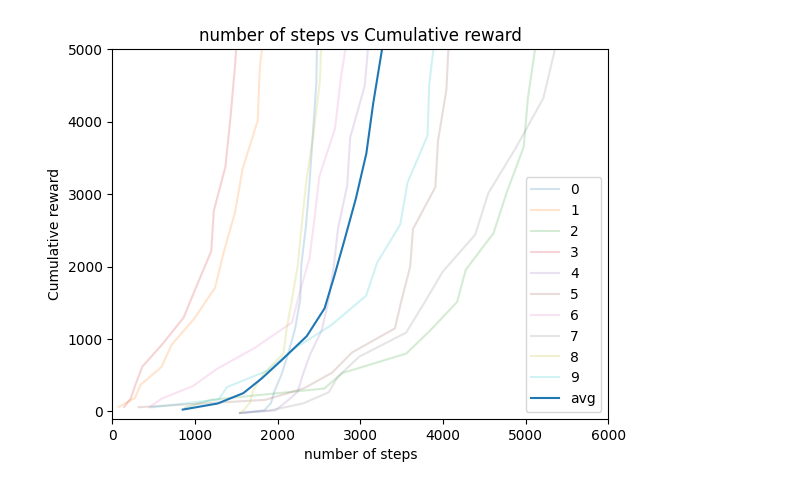
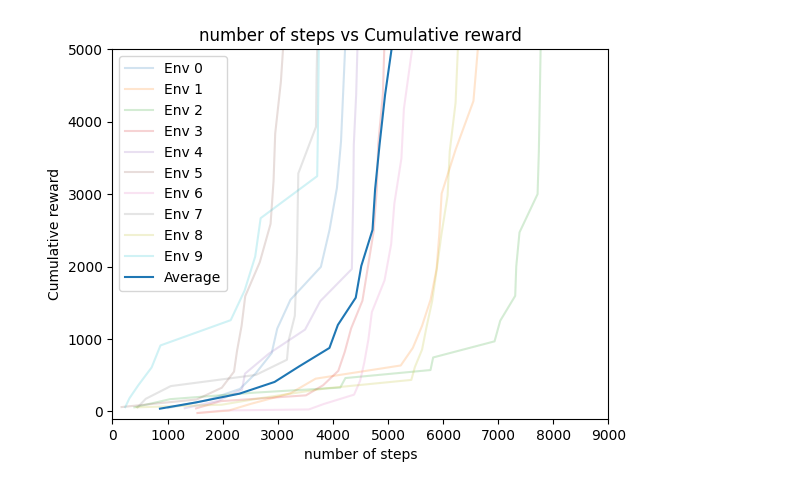
Before and after one commit to Schmiddi3110/MasterStudium, a Jupyter notebook: DRL/Studienarbeiten/Studienarbeit1/test.ipynb, the cells around one changed output. Cells and saved outputs as stored; diff of their text form; code cells hidden in the pictures.

```diff
--- a/DRL/Studienarbeiten/Studienarbeit1/test.ipynb
+++ b/DRL/Studienarbeiten/Studienarbeit1/test.ipynb
@@ -30,7 +17,7 @@ def select_action(episode, state, q_table):
     else:
         return np.argmax(q_table[state])
 # %%
-def qlearning(env, alpha, gamma, episodes, max_episode_length, init_reward):
+def qlearning(env, alpha, gamma, episodes, max_episode_length, init_reward, eps, decay):
     q_table = np.zeros((env.num_states(), env.num_actions()))
     q_table.fill(init_reward)
     learning_data={}
@@ -38,7 +25,7 @@ def qlearning(env, alpha, gamma, episodes, max_episode_length, init_reward):
     # run a certain number of episodes
     for episode in range(episodes):
         state = env.reset()
-        action = select_action(episode, state, q_table)
+        action = select_action(eps, decay,episode, state, q_table)
 
         done = False
         episode_length = 0
@@ -46,7 +33,7 @@ def qlearning(env, alpha, gamma, episodes, max_episode_length, init_reward):
         # run episode until a goal state or the maximum number of steps has been reached
         while not done and episode_length < max_episode_length:
             next_state, reward, done = env.step(action)
-            next_action = select_action(episode, next_state, q_table)
+            next_action = select_action(eps, decay,episode, next_state, q_table)
 
             # Q-Learning update rule
             delta = reward + gamma * np.max(q_table[next_state, next_action]) * (done < 0.5) - q_table[state, action]
@@ -103,4 +49,0 @@ def qlearning_optimize(trial):
-# %%
-env = Random(size=12, water = 0, mountain=0.3)
-for row in env.grid:
-    print(row)
@@ -173,25 +79,23 @@ y_data_avg = np.zeros((EPISODES))
 
 fig, ax = plt.subplots()
 for i in range(data1.keys().__len__()):
-    x_data = np.cumsum([value[0] for value in list(data1[i].values())])
+    x_data = [value[1] for value in list(data1[i].values())]
+
     x_data_avg = [sum(x) for x in zip(x_data, x_data_avg)]
 
-    ax.plot(x_data, range(len(x_data)), label=i, alpha = 0.2)
+    ax.plot(range(len(x_data)), x_data, label='Env ' + str(i), alpha = 0.2)
 
 x_data_avg = [a/10 for a in x_data_avg]
-#y_data_avg = [a/10 for a in y_data_avg]
 
-ax.plot(x_data_avg, range(len(x_data)), label="avg")
+ax.plot(range(len(x_data)),x_data_avg, label="Average")
 
-# Adding labels and title
 plt.xlabel('Episode')
 plt.ylabel('Cumulative reward')
-plt.title('Episode vs Cumulative reward')
-plt.ylim(0,20)
-plt.xlim(0,2000)
+plt.title('Cumulative reward over episodes')
+plt.ylim(-2000,1000)
+plt.xlim(0,200)
 
 plt.legend()
 
-# Display the plot
 plt.show()
 # %% [output]
@@ -201,10 +105,13 @@ plt.show()
 # %%
-#Hyperparameters found via optuna
+#Hyperparameters found via optuna in DRL_Studienarbeit1_A2.db
+#optimized for cumulative reward/episode length
 ALPHA = 0.6660010689218203
 GAMMA =  0.9955785729498876
 EPISODES = 11620
 MAX_EPISODE_LENGTH = 1544
 INIT_REWARD = 5
+EPS = 0.5579320801207901
+DECAY = 0.1763870404498077
 
 data2={}
 envs2 = []
@@ -212,5 +119,4 @@ envs2 = []
 for i in range(10):
     env = Random(size=12, water=0, mountain=0.3)
     envs2.append(env)
-    print("running environment {}".format(i))
-    data2[i] = qlearning(env, ALPHA, GAMMA, EPISODES, MAX_EPISODE_LENGTH, INIT_REWARD)
+    data2[i] = qlearning(env, ALPHA, GAMMA, EPISODES, MAX_EPISODE_LENGTH, INIT_REWARD, EPS, DECAY)
@@ -228,31 +123,30 @@ running environment 9
 # %%
 x_data_avg = np.zeros((EPISODES))
 y_data_avg = np.zeros((EPISODES))
 for i in range(data2.keys().__len__()):
     x_data = np.cumsum([value[0] for value in list(data2[i].values())])
     y_data = np.cumsum([value[1] for value in list(data2[i].values())])
 
     x_data_avg = [sum(x) for x in zip(x_data, x_data_avg)]
 
     y_data_avg = [sum(y) for y in zip(y_data, y_data_avg)]
 
-    plt.plot(x_data, y_data, label=i, alpha=0.2)
+    plt.plot(x_data, y_data, label='Env ' + str(i), alpha=0.2)
 
 x_data_avg = [a/10 for a in x_data_avg]
 y_data_avg = [a/10 for a in y_data_avg]
 
-plt.plot(x_data_avg, y_data_avg, label="avg")
+plt.plot(x_data_avg, y_data_avg, label="Average")
 
 # Adding labels and title
 plt.xlabel('number of steps')
 plt.ylabel('Cumulative reward')
 plt.title('number of steps vs Cumulative reward')
 plt.ylim(-100,5000)
-plt.xlim(0,6000)
+plt.xlim(0,9000)
 
 plt.legend()
 
-# Display the plot
 plt.show()
 # %% [output]
-[figure, old version]
+[figure, new version]
```
Also changed, not shown: parts of 13 cells of this notebook, 2 other files.
